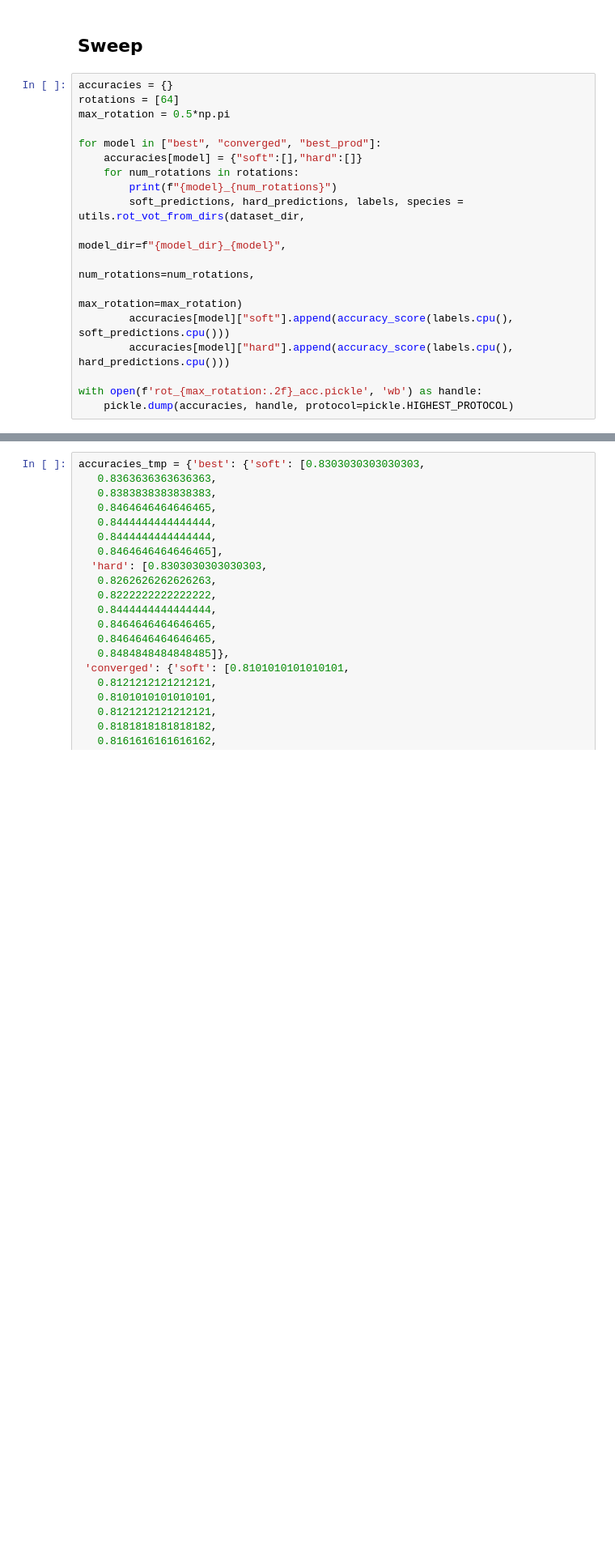
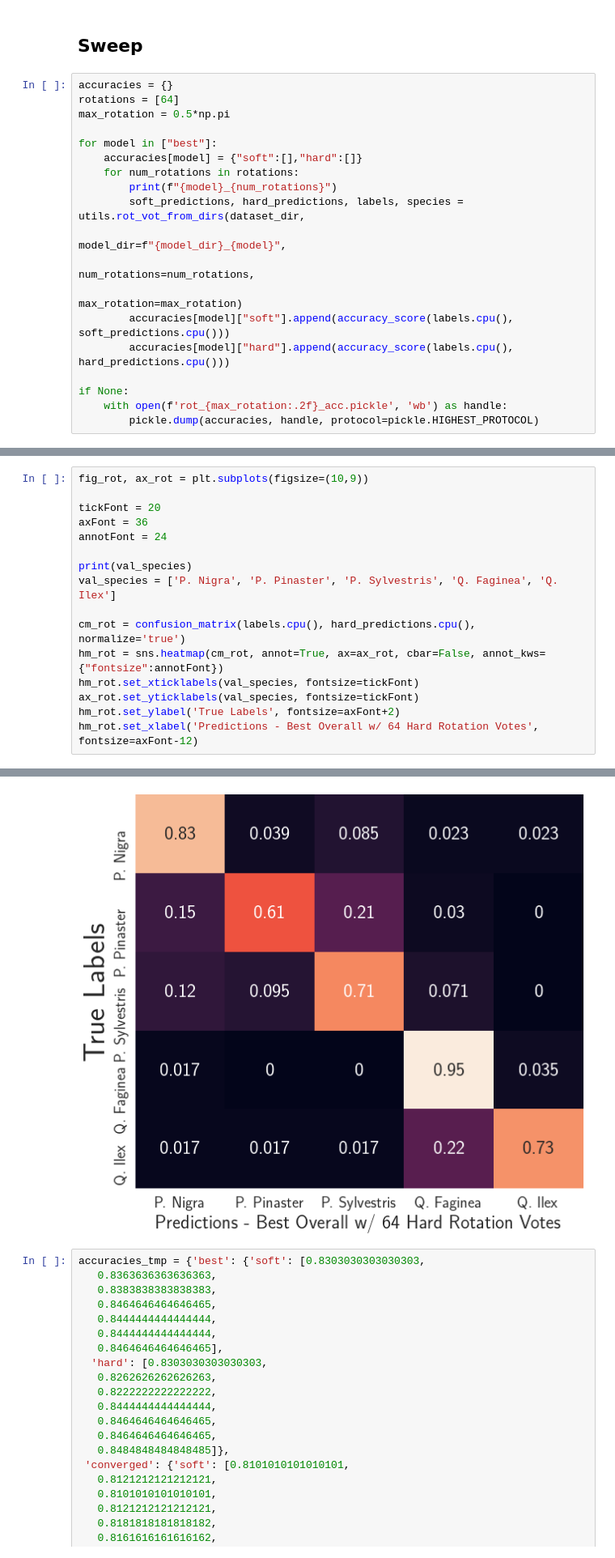
Before and after one commit to mataln/laser-trees, a Jupyter notebook: notebooks/rotation_vote.ipynb, the cells around one changed output, grey strips where cells are left out. Shown at 81% size. Drawn from its saved outputs; the diff is of its cells as text; blank space fills up the shorter version.

```diff
--- a/notebooks/rotation_vote.ipynb
+++ b/notebooks/rotation_vote.ipynb
@@ -101,7 +94,7 @@ accuracies = {}
 rotations = [64]
 max_rotation = 0.5*np.pi
 
-for model in ["best", "converged", "best_prod"]:
+for model in ["best"]:
     accuracies[model] = {"soft":[],"hard":[]}
     for num_rotations in rotations:
         print(f"{model}_{num_rotations}")
@@ -112,7 +105,8 @@ for model in ["best", "converged", "best_prod"]:
         accuracies[model]["soft"].append(accuracy_score(labels.cpu(), soft_predictions.cpu()))
         accuracies[model]["hard"].append(accuracy_score(labels.cpu(), hard_predictions.cpu()))
 
-with open(f'rot_{max_rotation:.2f}_acc.pickle', 'wb') as handle:
-    pickle.dump(accuracies, handle, protocol=pickle.HIGHEST_PROTOCOL)
+if None:
+    with open(f'rot_{max_rotation:.2f}_acc.pickle', 'wb') as handle:
+        pickle.dump(accuracies, handle, protocol=pickle.HIGHEST_PROTOCOL)
 # %% [output]
 best_64
@@ -138,0 +117,17 @@ accuracies
+# %%
+fig_rot, ax_rot = plt.subplots(figsize=(10,9))
+
+tickFont = 20
+axFont = 36
+annotFont = 24
+
+print(val_species)
+val_species = ['P. Nigra', 'P. Pinaster', 'P. Sylvestris', 'Q. Faginea', 'Q. Ilex']
+
+cm_rot = confusion_matrix(labels.cpu(), hard_predictions.cpu(), normalize='true')
+hm_rot = sns.heatmap(cm_rot, annot=True, ax=ax_rot, cbar=False, annot_kws={"fontsize":annotFont})
+hm_rot.set_xticklabels(val_species, fontsize=tickFont)
+ax_rot.set_yticklabels(val_species, fontsize=tickFont)
+hm_rot.set_ylabel('True Labels', fontsize=axFont+2)
+hm_rot.set_xlabel('Predictions - Best Overall w/ 64 Hard Rotation Votes', fontsize=axFont-12)
+# %% [output]
@@ -139,3 +136,4 @@ accuracies
+[figure, added]
 # %%
 accuracies_tmp = {'best': {'soft': [0.8303030303030303,
    0.8363636363636363,
```
Also changed, not shown: parts of 5 cells of this notebook, 3 other files.
